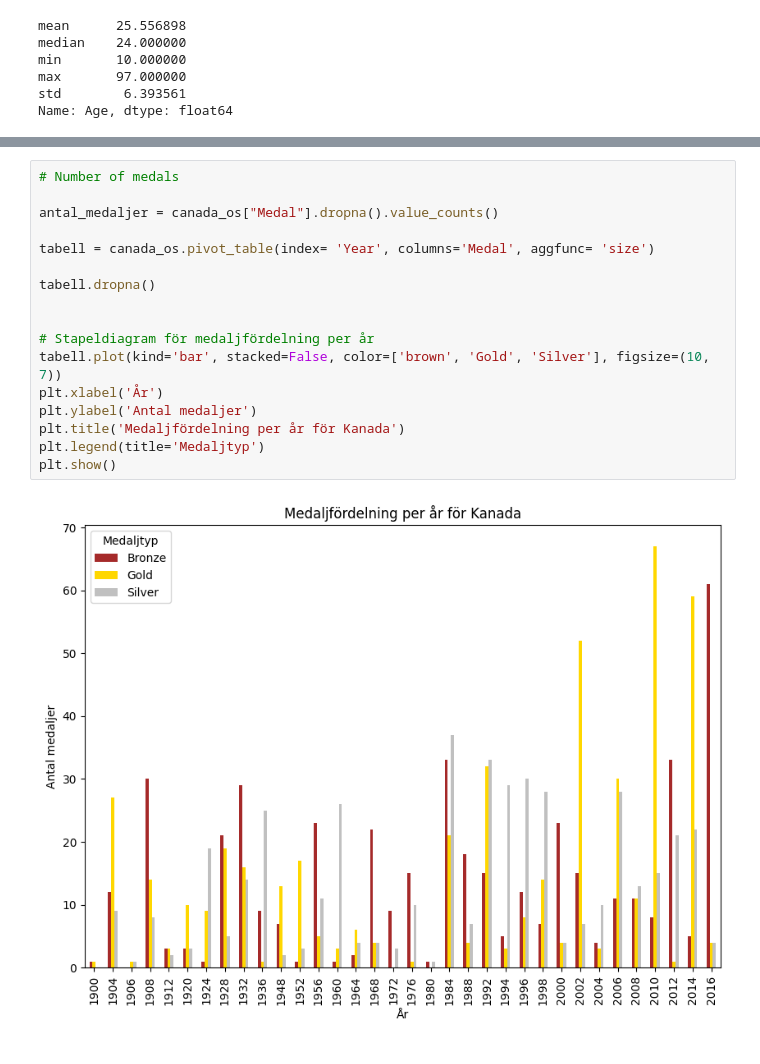
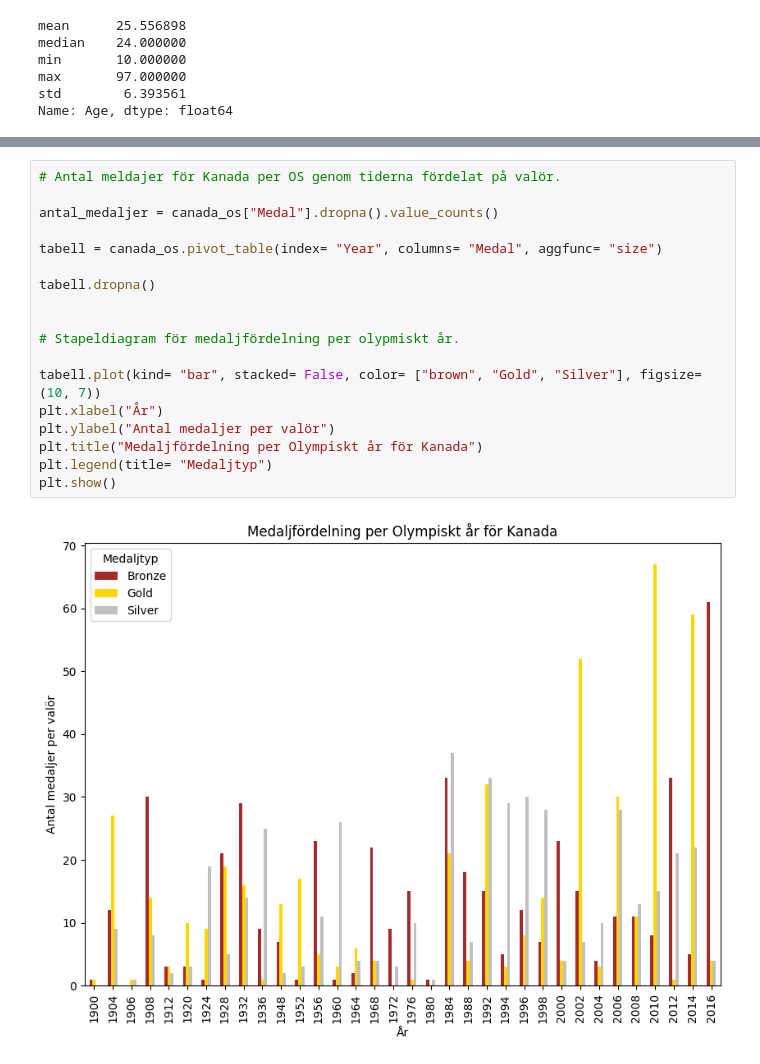
Before and after one commit to Granit-Nite/OS_KanadaNY, a Jupyter notebook: uppgiften.ipynb, the cells around one changed output, grey strips where cells are left out. Cells and saved outputs as stored; diff of their text form.

```diff
--- a/uppgiften.ipynb
+++ b/uppgiften.ipynb
@@ -201,22 +207,23 @@ plt.show()
 # %% [output]
 [figure]
 # %%
-# Number of medals
+# Antal meldajer för Kanada per OS genom tiderna fördelat på valör.
 
 antal_medaljer = canada_os["Medal"].dropna().value_counts()
 
-tabell = canada_os.pivot_table(index= 'Year', columns='Medal', aggfunc= 'size')
+tabell = canada_os.pivot_table(index= "Year", columns= "Medal", aggfunc= "size")
 
 tabell.dropna()
 
 
-# Stapeldiagram för medaljfördelning per år
-tabell.plot(kind='bar', stacked=False, color=['brown', 'Gold', 'Silver'], figsize=(10, 7))
-plt.xlabel('År')
-plt.ylabel('Antal medaljer')
-plt.title('Medaljfördelning per år för Kanada')
-plt.legend(title='Medaljtyp')
+# Stapeldiagram för medaljfördelning per olypmiskt år.
+
+tabell.plot(kind= "bar", stacked= False, color= ["brown", "Gold", "Silver"], figsize= (10, 7))
+plt.xlabel("År")
+plt.ylabel("Antal medaljer per valör")
+plt.title("Medaljfördelning per Olympiskt år för Kanada")
+plt.legend(title= "Medaljtyp")
 plt.show()
 # %% [output]
-[figure, old version]
+[figure, new version]
 # %%
```
Also changed, not shown: parts of 11 cells of this notebook.
